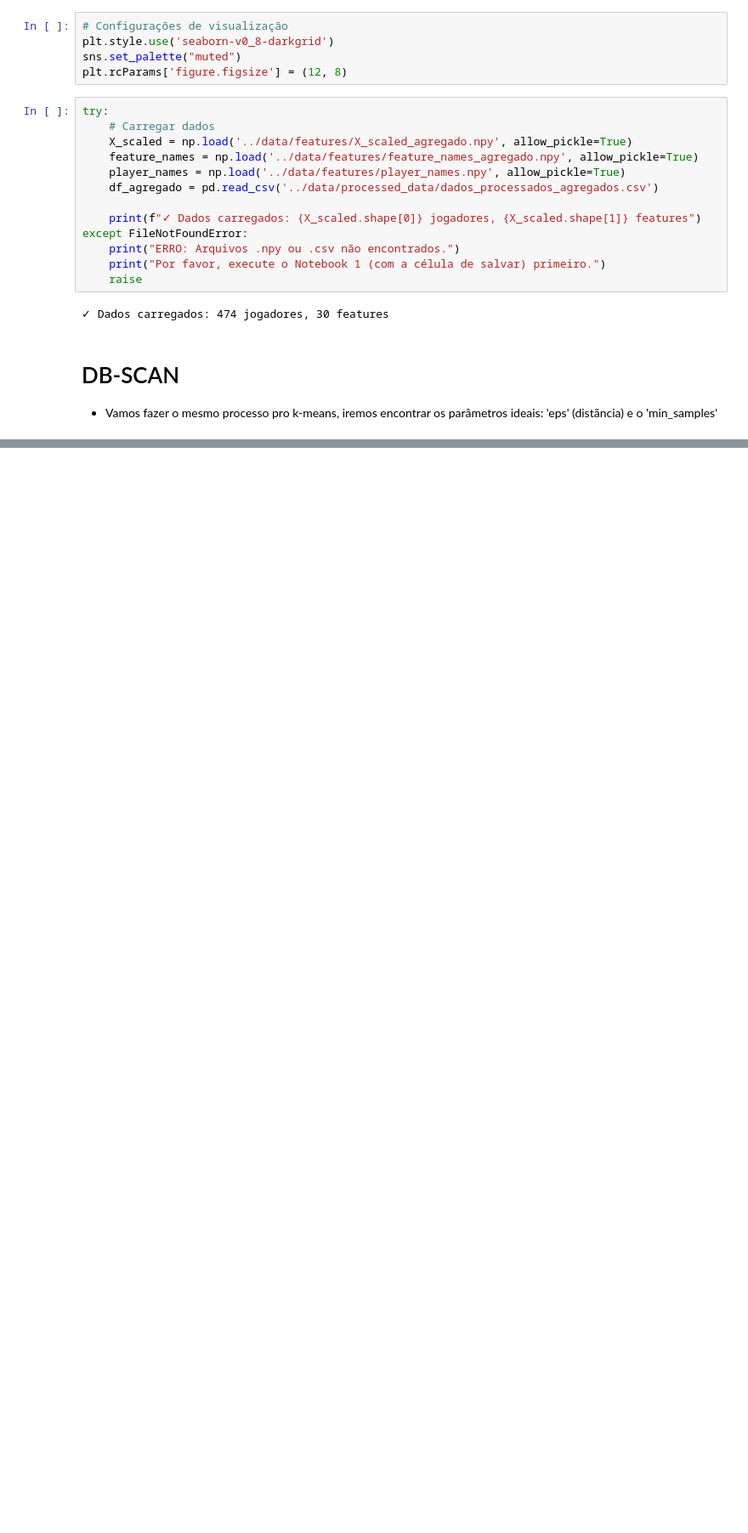
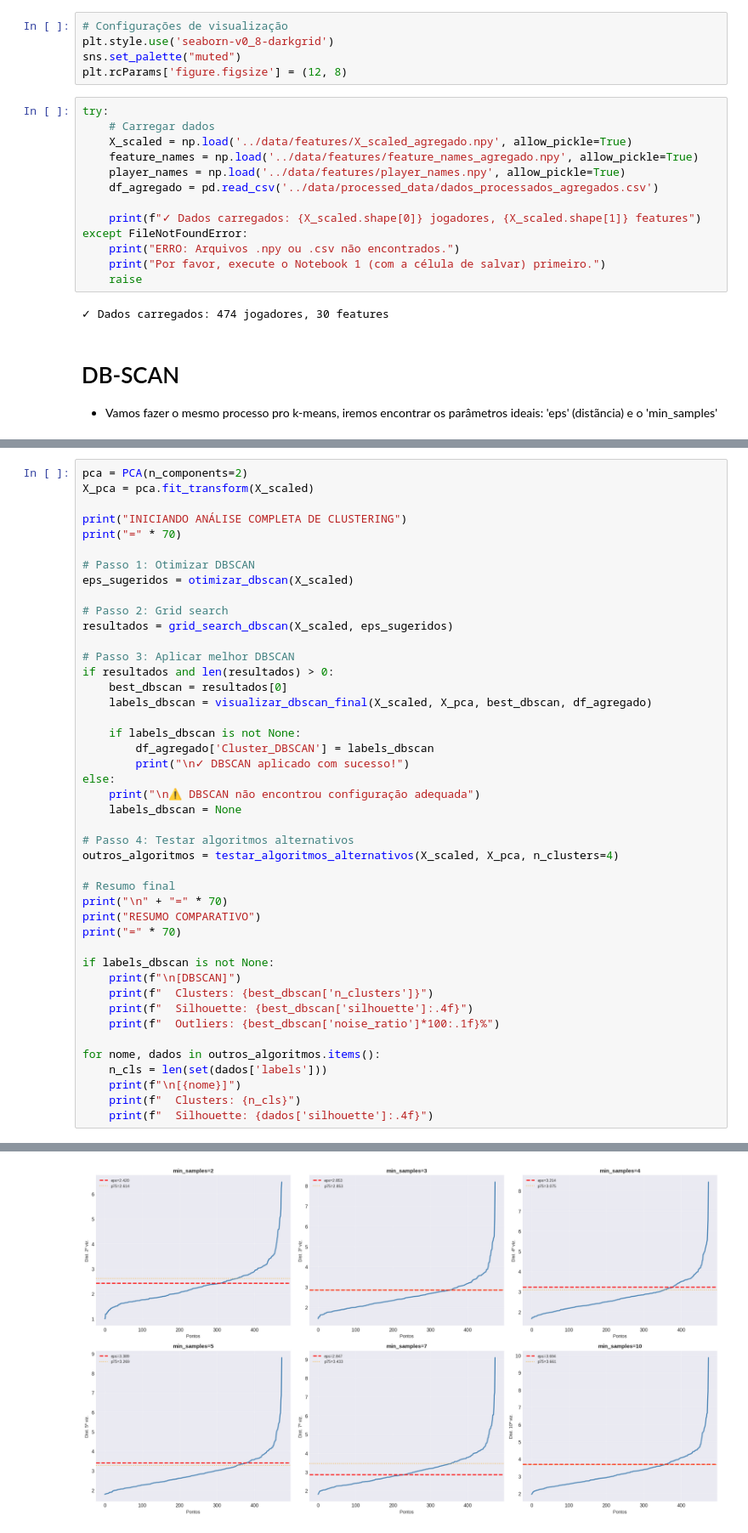
Before and after one commit to devgalvas/nba-kmeans-analysis, a Jupyter notebook: notebook/3_DBSCAN.ipynb, the cells around one changed output, grey strips where cells are left out. Shown at 85% size. Cells and saved outputs as stored; diff of their text form; blank space fills up the shorter version.

Commit message:
feat: Changes made in DBSCAN algorithm x analysis of others to seek better results

```diff
--- a/notebook/3_DBSCAN.ipynb
+++ b/notebook/3_DBSCAN.ipynb
@@ -224,0 +324,45 @@ Jogadores no Cluster 0 (Top 5 por Pontos):
+# %%
+pca = PCA(n_components=2)
+X_pca = pca.fit_transform(X_scaled)
+
+print("INICIANDO ANÁLISE COMPLETA DE CLUSTERING")
+print("=" * 70)
+
+# Passo 1: Otimizar DBSCAN
+eps_sugeridos = otimizar_dbscan(X_scaled)
+
+# Passo 2: Grid search
+resultados = grid_search_dbscan(X_scaled, eps_sugeridos)
+
+# Passo 3: Aplicar melhor DBSCAN
+if resultados and len(resultados) > 0:
+    best_dbscan = resultados[0]
+    labels_dbscan = visualizar_dbscan_final(X_scaled, X_pca, best_dbscan, df_agregado)
+
+    if labels_dbscan is not None:
+        df_agregado['Cluster_DBSCAN'] = labels_dbscan
+        print("\n✓ DBSCAN aplicado com sucesso!")
+else:
+    print("\n⚠️ DBSCAN não encontrou configuração adequada")
+    labels_dbscan = None
+
+# Passo 4: Testar algoritmos alternativos
+outros_algoritmos = testar_algoritmos_alternativos(X_scaled, X_pca, n_clusters=4)
+
+# Resumo final
+print("\n" + "=" * 70)
+print("RESUMO COMPARATIVO")
+print("=" * 70)
+
+if labels_dbscan is not None:
+    print(f"\n[DBSCAN]")
+    print(f"  Clusters: {best_dbscan['n_clusters']}")
+    print(f"  Silhouette: {best_dbscan['silhouette']:.4f}")
+    print(f"  Outliers: {best_dbscan['noise_ratio']*100:.1f}%")
+
+for nome, dados in outros_algoritmos.items():
+    n_cls = len(set(dados['labels']))
+    print(f"\n[{nome}]")
+    print(f"  Clusters: {n_cls}")
+    print(f"  Silhouette: {dados['silhouette']:.4f}")
+# %% [output]
@@ -224,0 +380 @@ Jogadores no Cluster 0 (Top 5 por Pontos):
+[figure, added]
```
Also changed, not shown: parts of 10 cells of this notebook.
